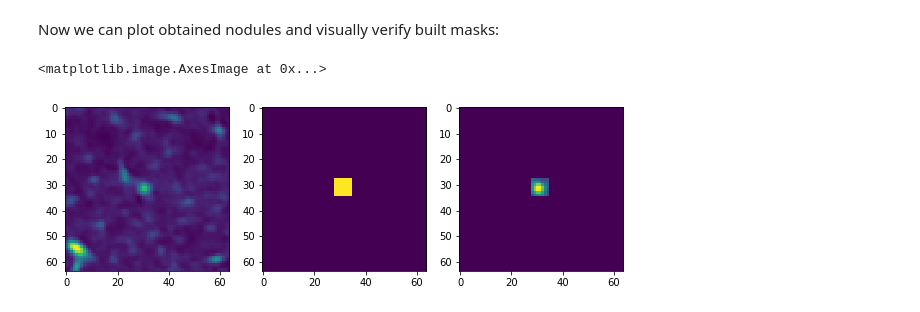
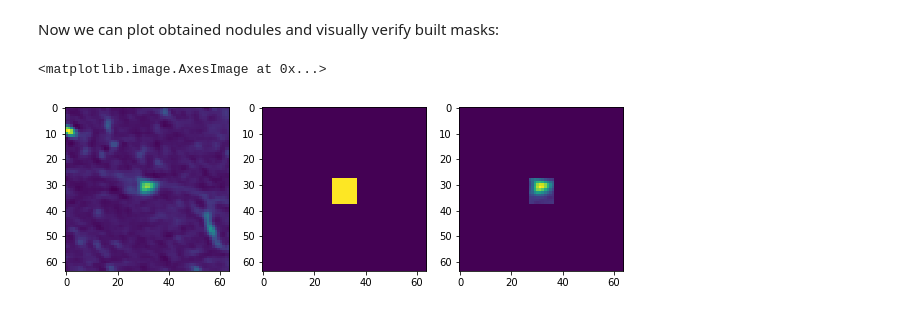
Before and after one commit to analysiscenter/radio, a Jupyter notebook: examples/DealingWithAnnotation.ipynb, the cells around one changed output. Cells and saved outputs as stored; diff of their text form; code cells hidden in the pictures.

```diff
--- a/examples/DealingWithAnnotation.ipynb
+++ b/examples/DealingWithAnnotation.ipynb
@@ -160,9 +141,7 @@ Due to the fact that each cancer nodule can be annotated by several doctors we n
 nodules dataframe must have confidence column that reflects the weight of nodule and **proba** parameter that is required for building normal-density approximation of covering nodule.
 # %%
-from radio.annotation import get_doctors_confidences
-
 group_nodules = (
-    radio.annotation.read_nodules(annotation_path, include_annotators=True)
+    radio.annotation.read_nodules(annotation_path)
     .set_index('AccessionNumber')
     .assign(coordZ=lambda df: df.loc[:, 'coordZ'] * dataset_info.loc[df.index, 'SpacingZ'],
             coordY=lambda df: df.loc[:, 'coordY'] * dataset_info.loc[df.index, 'SpacingY'],
@@ -269,16 +267,16 @@ Now we can plot obtained nodules and visually verify built masks:
 # %%
 plt.figure(figsize=(10, 8))
 
-image, mask = batch.get(1, 'images'), batch.get(1, 'masks')
+image, mask = batch.get(2, 'images'), batch.get(2, 'masks')
 
 ax_image = plt.subplot('131')
 ax_image.imshow(image[16, :, :])
 
 ax_mask = plt.subplot('132')
 ax_mask.imshow(mask[16, :, :])
 
 ax_mask_image = plt.subplot('133')
 ax_mask_image.imshow(mask[16, :, :] * image[16, :, :])
 # %% [output]
 <matplotlib.image.AxesImage at 0x...>
-[figure, old version]
+[figure, new version]
```
Also changed, not shown: parts of 17 cells of this notebook.
